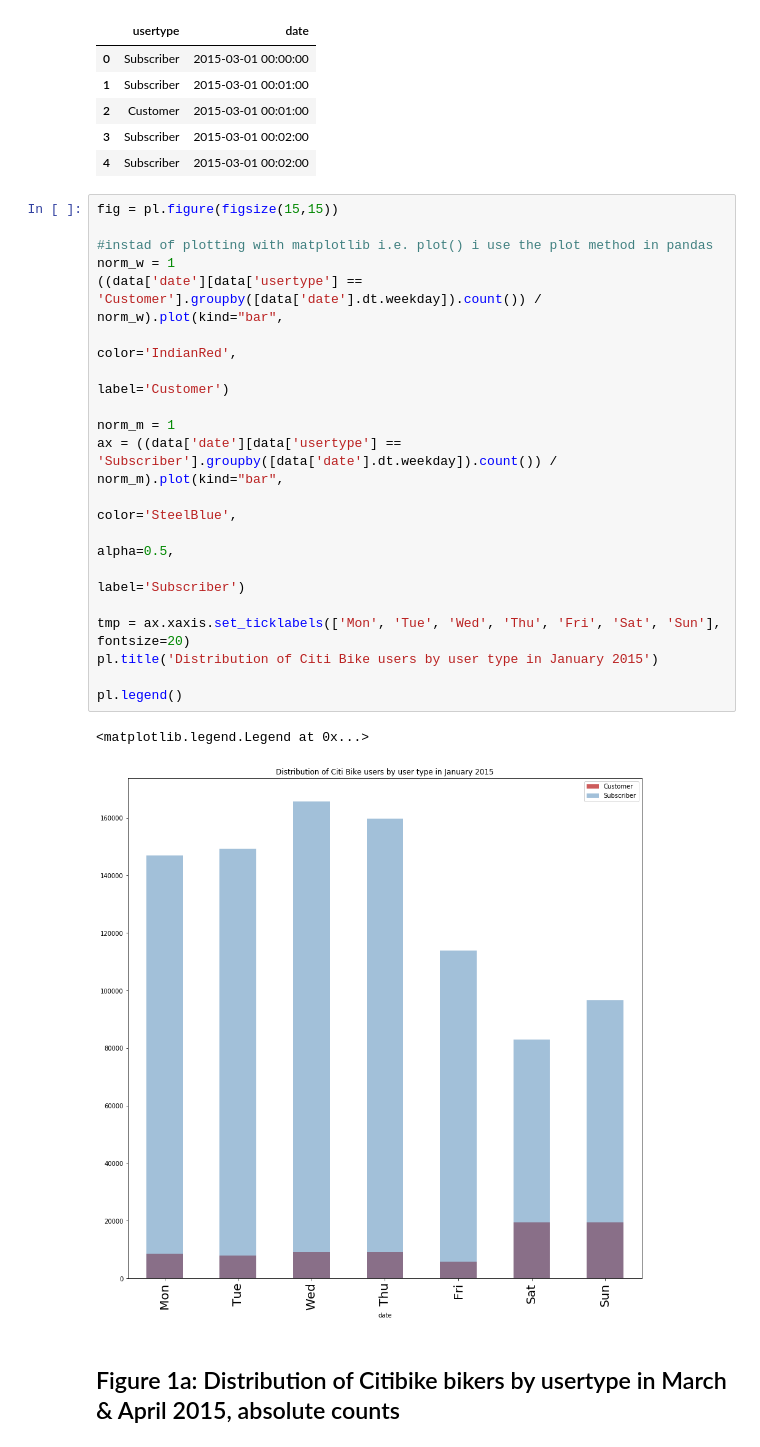
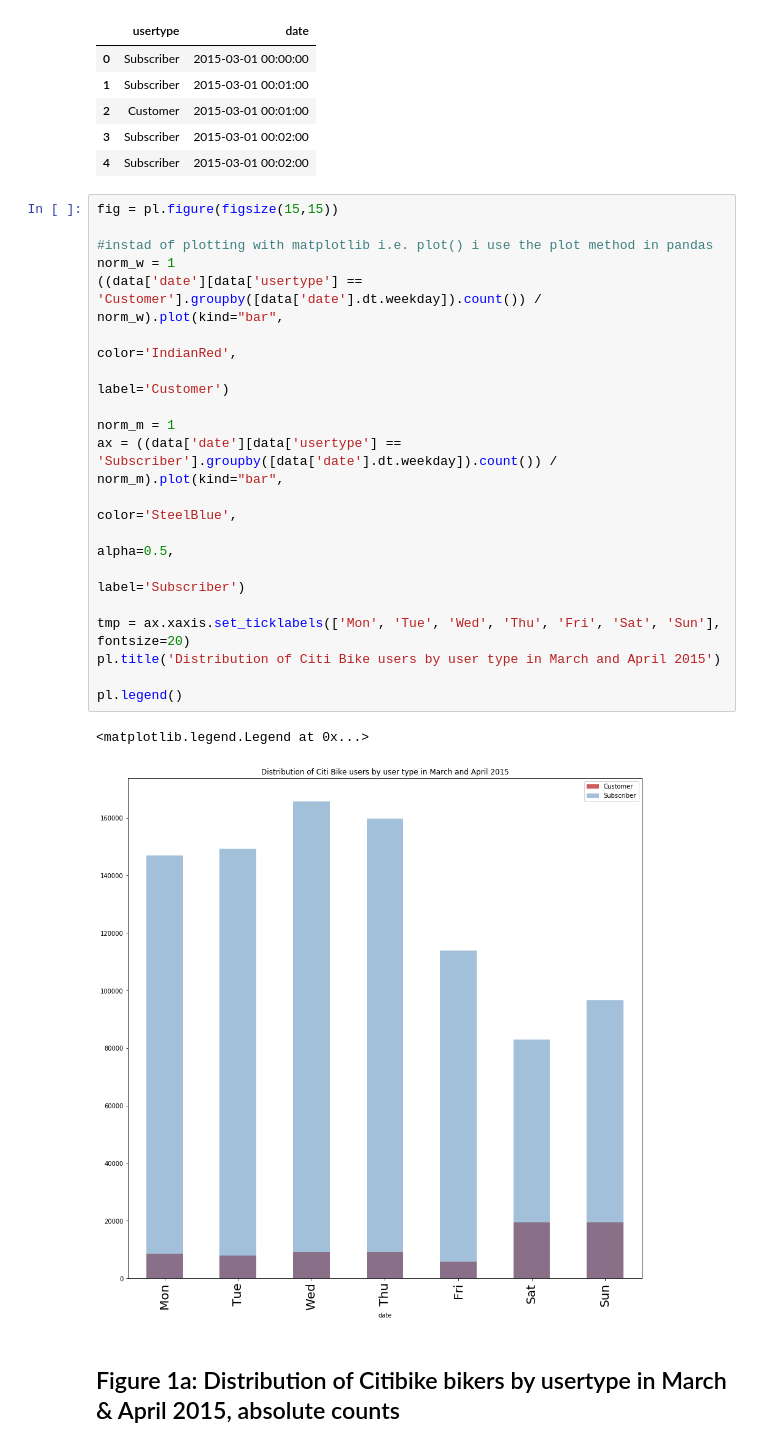
Before and after one commit to ishacusp/PUI2017_ic1018, a Jupyter notebook: HW7_ic1018/Assignment1.ipynb, the cells around one changed output. Saved outputs shown, nothing was run; the diff lists cells and outputs as text.

```diff
--- a/HW7_ic1018/Assignment1.ipynb
+++ b/HW7_ic1018/Assignment1.ipynb
@@ -138,25 +147,25 @@ data.head()
 # %%
 fig = pl.figure(figsize(15,15))
 
 #instad of plotting with matplotlib i.e. plot() i use the plot method in pandas
 norm_w = 1
 ((data['date'][data['usertype'] == 'Customer'].groupby([data['date'].dt.weekday]).count()) / norm_w).plot(kind="bar",
                                                                                          color='IndianRed',
                                                                                          label='Customer')
 
 norm_m = 1
 ax = ((data['date'][data['usertype'] == 'Subscriber'].groupby([data['date'].dt.weekday]).count()) / norm_m).plot(kind="bar",
                                                                                               color='SteelBlue',
                                                                                               alpha=0.5,
                                                                                               label='Subscriber')
 
 tmp = ax.xaxis.set_ticklabels(['Mon', 'Tue', 'Wed', 'Thu', 'Fri', 'Sat', 'Sun'], fontsize=20)
-pl.title('Distribution of Citi Bike users by user type in January 2015')
+pl.title('Distribution of Citi Bike users by user type in March and April 2015')
 
 pl.legend()
 # %% [output]
 <matplotlib.legend.Legend at 0x...>
-[figure, old version]
+[figure, new version]
 # %% [markdown]
 ## Figure 1a: Distribution of Citibike bikers by usertype in March & April 2015, absolute counts
 # %% [markdown]
```
Also changed, not shown: parts of 3 cells of this notebook.
